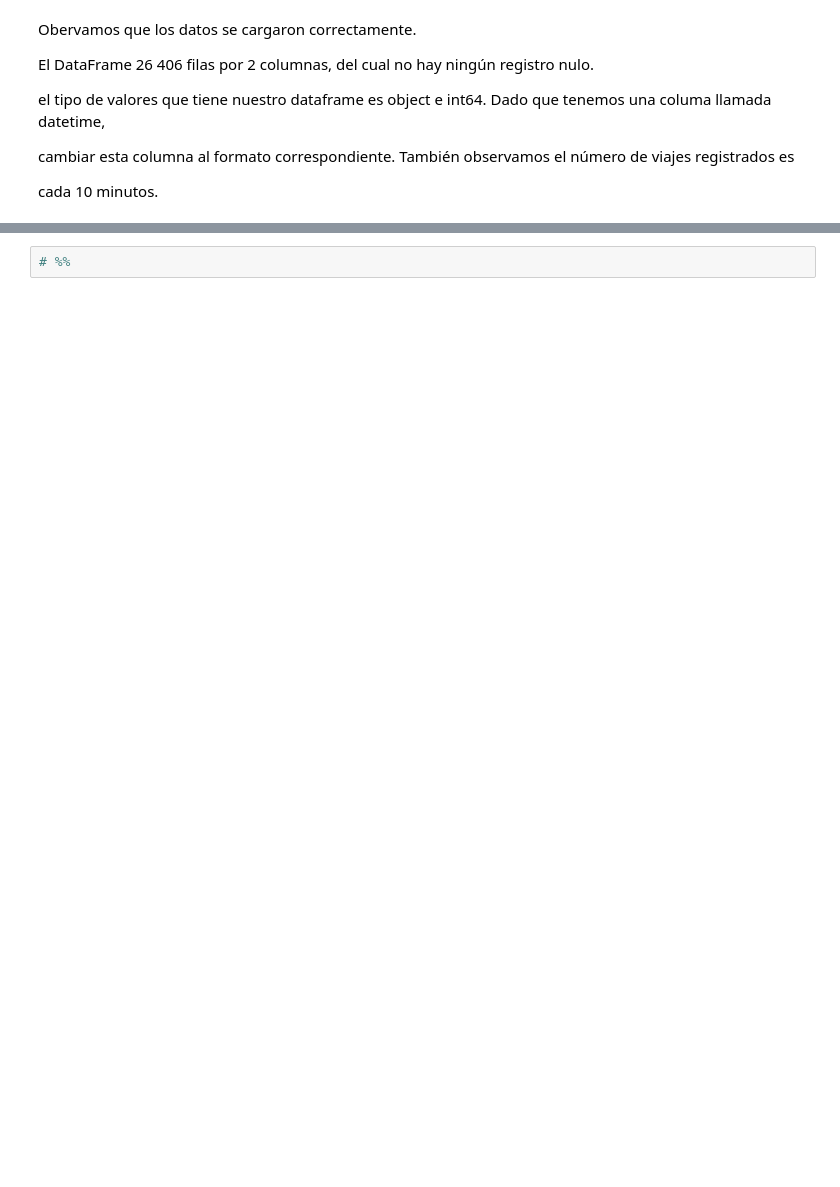
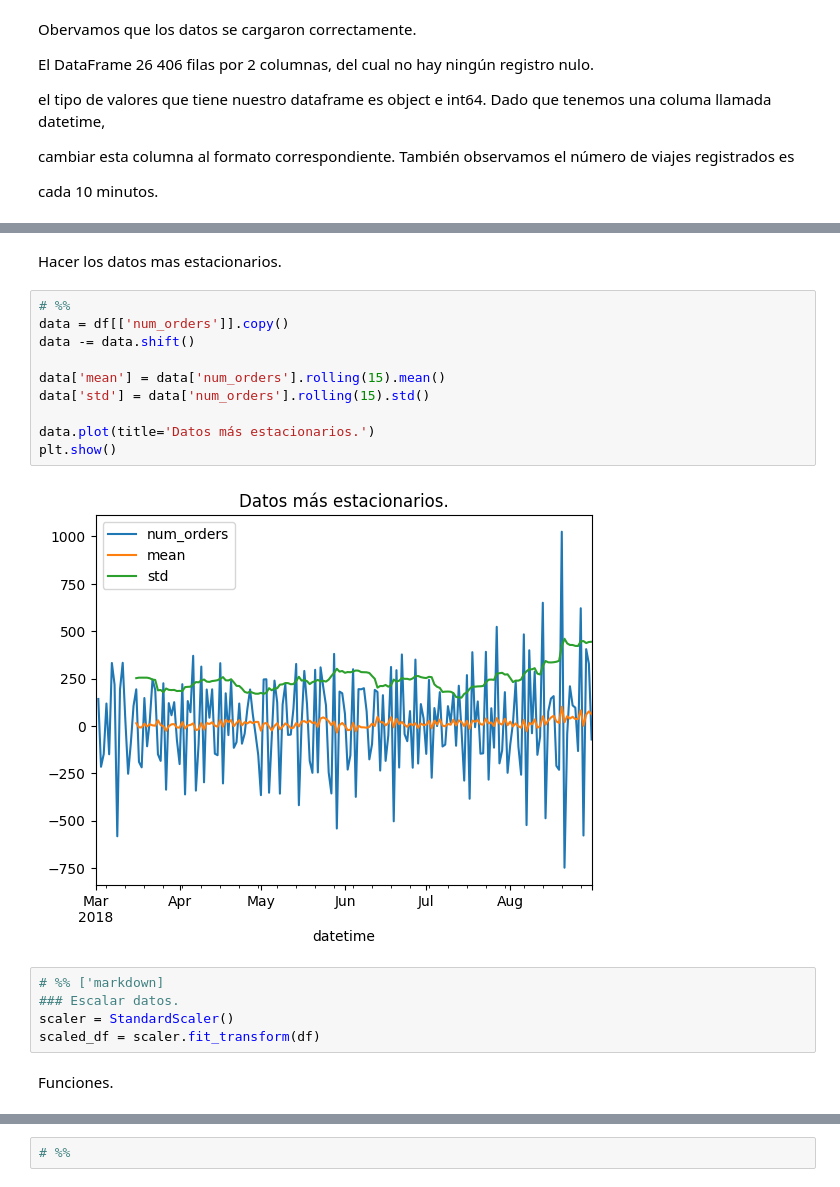
Before and after one commit to Car27VeP/TimeSeriesModelEvaluator, a Jupyter notebook: SweetLiftTaxi.ipynb, the cells around one changed output, grey strips where cells are left out. Cells and saved outputs as stored; diff of their text form; blank space fills up the shorter version.

```diff
--- a/SweetLiftTaxi.ipynb
+++ b/SweetLiftTaxi.ipynb
@@ -112,0 +177,21 @@ de los días de marzo a agosto. Además suavizamos con promedio móvil la gráfi
+# %% [markdown]
+ Hacer los datos mas estacionarios.
+# %%
+# %%
+data = df[['num_orders']].copy()
+data -= data.shift()
+
+data['mean'] = data['num_orders'].rolling(15).mean()
+data['std'] = data['num_orders'].rolling(15).std()
+
+data.plot(title='Datos más estacionarios.')
+plt.show()
+# %% [output]
+[figure, added]
+# %%
+# %% ['markdown]
+### Escalar datos.
+scaler = StandardScaler()
+scaled_df = scaler.fit_transform(df)
+# %% [markdown]
+ Funciones.
```
Also changed, not shown: parts of 96 cells of this notebook, 2 other files.
